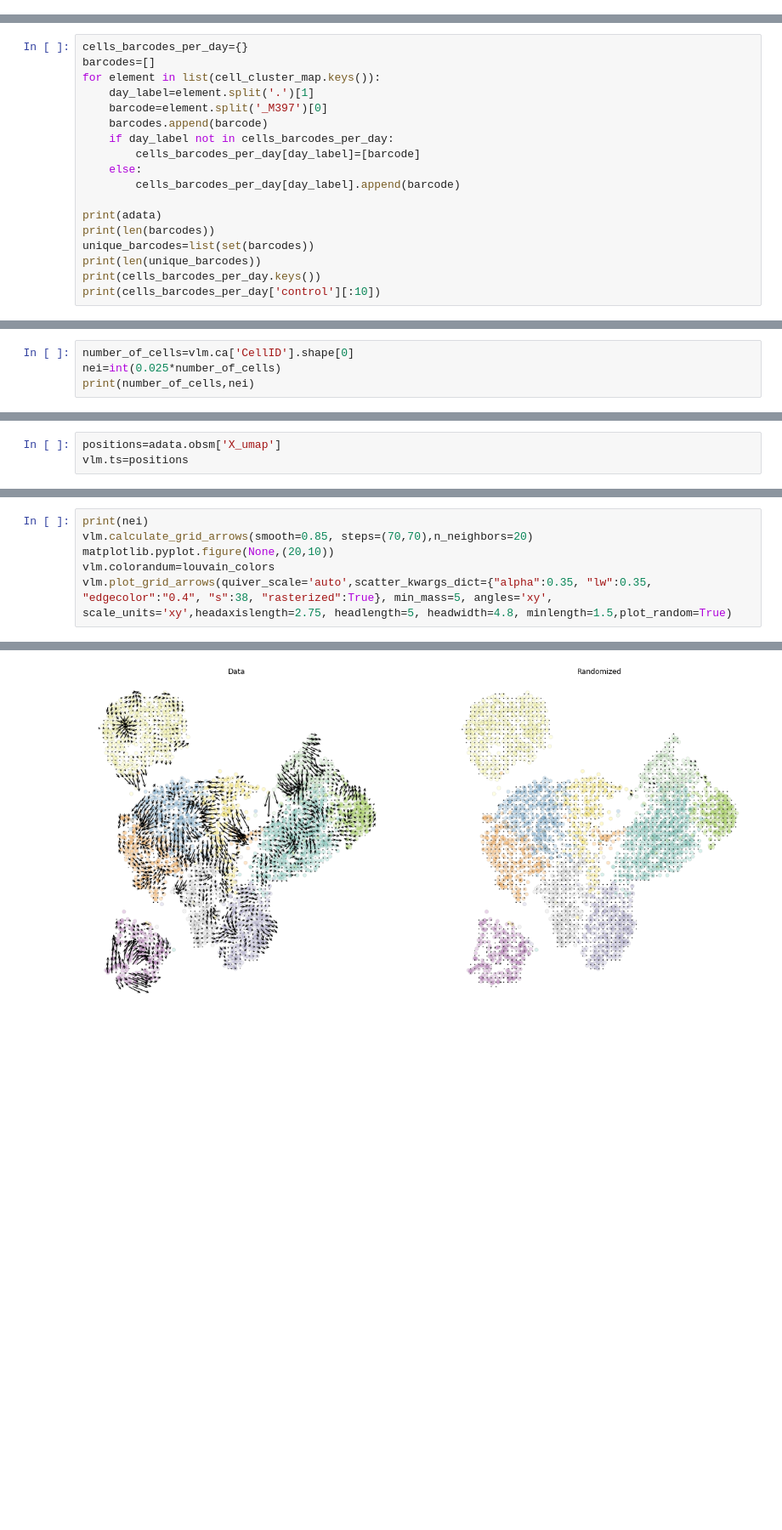
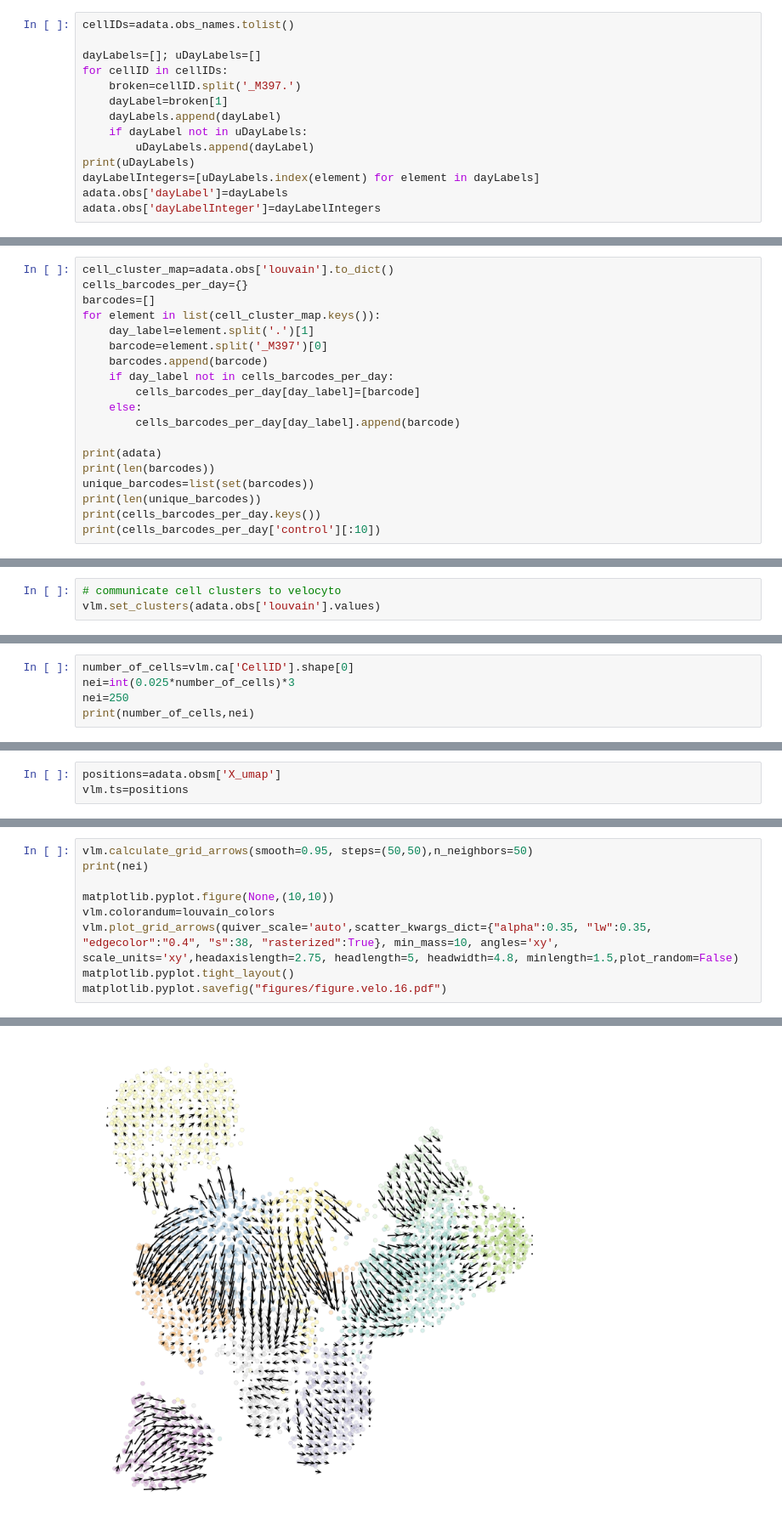
Before and after one commit to adelomana/malko, a Jupyter notebook: velocyto/vinicius_flow.ipynb, the cells around one changed output, grey strips where cells are left out. Shown at 85% size. Saved outputs shown, nothing was run; the diff lists cells and outputs as text; blank space fills up the shorter version.

```diff
--- a/velocyto/vinicius_flow.ipynb
+++ b/velocyto/vinicius_flow.ipynb
@@ -25,3 +28,17 @@ scanpy.pp.regress_out(adata,['n_counts'])
 scanpy.pp.scale(adata, max_value=10)
 
 # placeholder to regress out cell cycle
+# %%
+cellIDs=adata.obs_names.tolist()
+
+dayLabels=[]; uDayLabels=[]
+for cellID in cellIDs:
+    broken=cellID.split('_M397.')
+    dayLabel=broken[1]
+    dayLabels.append(dayLabel)
+    if dayLabel not in uDayLabels:
+        uDayLabels.append(dayLabel)
+print(uDayLabels)
+dayLabelIntegers=[uDayLabels.index(element) for element in dayLabels]
+adata.obs['dayLabel']=dayLabels
+adata.obs['dayLabelInteger']=dayLabelIntegers
@@ -36,4 +81,5 @@ scanpy.pl.umap(adata,color=['louvain'],palette='Set3')
 # %%
+cell_cluster_map=adata.obs['louvain'].to_dict()
 cells_barcodes_per_day={}
 barcodes=[]
 for element in list(cell_cluster_map.keys()):
@@ -102,6 +170,9 @@ print(vlm.ca['CellID'].shape[0])
  '18324_Yapeng_single_cell:TTGGAACCATCGATGTx'
  '18324_Yapeng_single_cell:TTTACTGCAATCAGAAx']
 3477
+# %%
+# communicate cell clusters to velocyto
+vlm.set_clusters(adata.obs['louvain'].values)
 # %%
 vlm.plot_fractions()
 # %% [output]
@@ -125,5 +223,6 @@ vlm._normalize_U(relative_size=vlm.U.sum(0),
 # %%
 number_of_cells=vlm.ca['CellID'].shape[0]
-nei=int(0.025*number_of_cells)
+nei=int(0.025*number_of_cells)*3
+nei=250
 print(number_of_cells,nei)
 # %% [output]
@@ -190,7 +273,10 @@ vlm.calculate_grid_arrows(smooth=0.8, steps=(40, 40), n_neighbors=nei)
 # %%
+vlm.calculate_grid_arrows(smooth=0.95, steps=(50,50),n_neighbors=50)
 print(nei)
-vlm.calculate_grid_arrows(smooth=0.85, steps=(70,70),n_neighbors=20)
-matplotlib.pyplot.figure(None,(20,10))
+
+matplotlib.pyplot.figure(None,(10,10))
 vlm.colorandum=louvain_colors
-vlm.plot_grid_arrows(quiver_scale='auto',scatter_kwargs_dict={"alpha":0.35, "lw":0.35, "edgecolor":"0.4", "s":38, "rasterized":True}, min_mass=5, angles='xy', scale_units='xy',headaxislength=2.75, headlength=5, headwidth=4.8, minlength=1.5,plot_random=True)
+vlm.plot_grid_arrows(quiver_scale='auto',scatter_kwargs_dict={"alpha":0.35, "lw":0.35, "edgecolor":"0.4", "s":38, "rasterized":True}, min_mass=10, angles='xy', scale_units='xy',headaxislength=2.75, headlength=5, headwidth=4.8, minlength=1.5,plot_random=False)
+matplotlib.pyplot.tight_layout()
+matplotlib.pyplot.savefig("figures/figure.velo.16.pdf")
 # %% [output]
@@ -198 +284 @@ vlm.plot_grid_arrows(quiver_scale='auto',scatter_kwargs_dict={"alpha":0.35, "lw"
-[figure, old version]
+[figure, new version]
```
Also changed, not shown: parts of 33 cells of this notebook, 16 other files.
